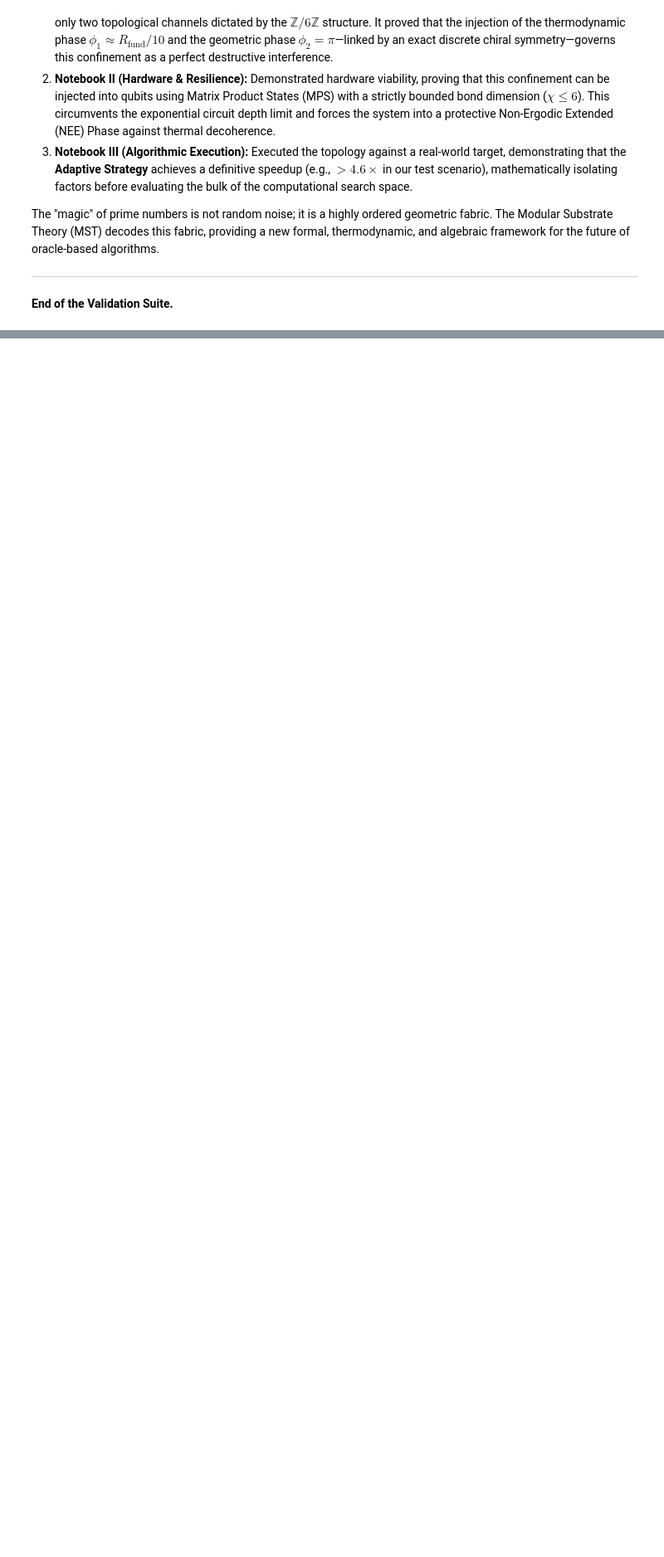
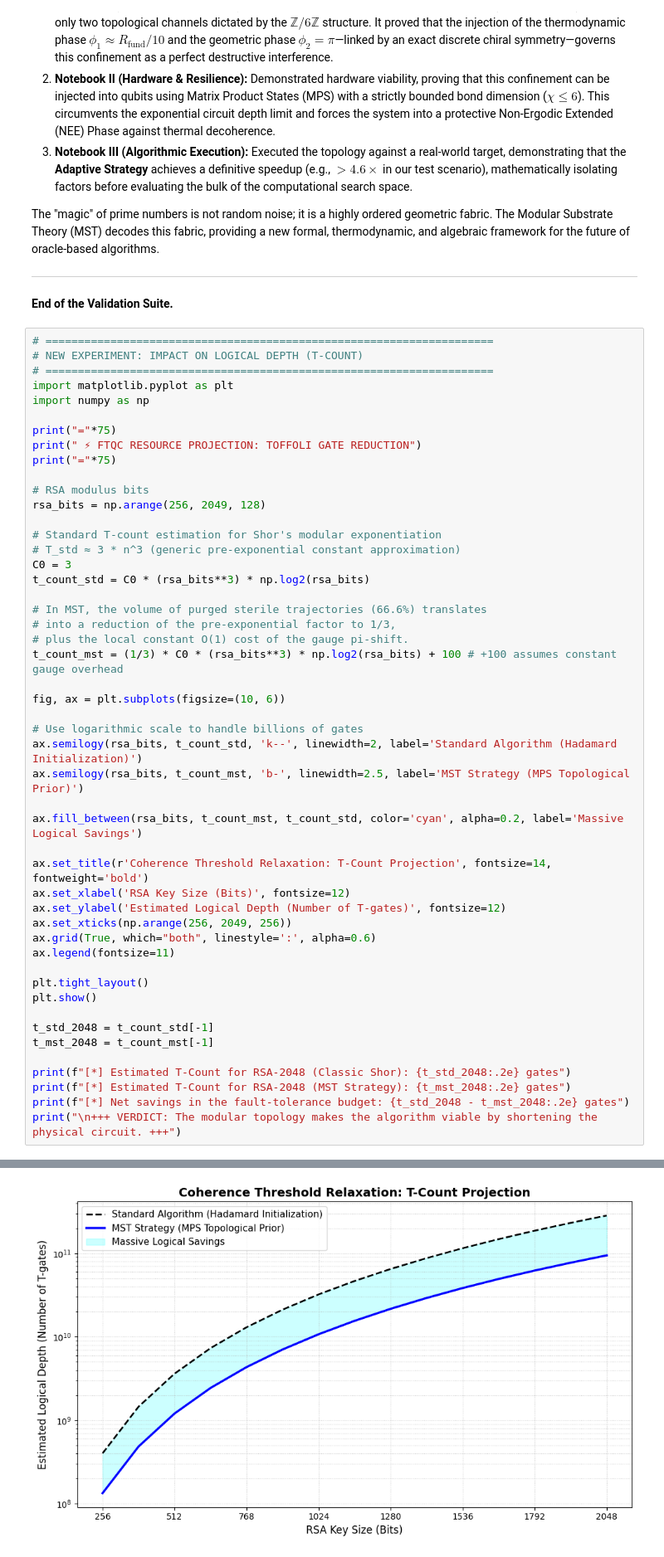
Before and after one commit to NachoPeinador/Phase-Pi-Quantum-Prior, a Jupyter notebook: Notebooks/Hybrid_Cryptanalysis_and_Optimal_Adaptive_Strategy.ipynb, the cells around one changed output, grey strips where cells are left out. Shown at 83% size. Drawn from its saved outputs; the diff is of its cells as text; blank space fills up the shorter version.

```diff
--- a/Notebooks/Hybrid_Cryptanalysis_and_Optimal_Adaptive_Strategy.ipynb
+++ b/Notebooks/Hybrid_Cryptanalysis_and_Optimal_Adaptive_Strategy.ipynb
@@ -213,3 +213,53 @@ The "magic" of prime numbers is not random noise; it is a highly ordered geometr
 
 ---
 **End of the Validation Suite.**
+# %%
+# =====================================================================
+# NEW EXPERIMENT: IMPACT ON LOGICAL DEPTH (T-COUNT)
+# =====================================================================
+import matplotlib.pyplot as plt
+import numpy as np
+
+print("="*75)
+print(" ⚡ FTQC RESOURCE PROJECTION: TOFFOLI GATE REDUCTION")
+print("="*75)
+
+# RSA modulus bits
+rsa_bits = np.arange(256, 2049, 128)
+
+# Standard T-count estimation for Shor's modular exponentiation
+# T_std ≈ 3 * n^3 (generic pre-exponential constant approximation)
+C0 = 3
+t_count_std = C0 * (rsa_bits**3) * np.log2(rsa_bits)
+
+# In MST, the volume of purged sterile trajectories (66.6%) translates
+# into a reduction of the pre-exponential factor to 1/3,
+# plus the local constant O(1) cost of the gauge pi-shift.
+t_count_mst = (1/3) * C0 * (rsa_bits**3) * np.log2(rsa_bits) + 100 # +100 assumes constant gauge overhead
+
+fig, ax = plt.subplots(figsize=(10, 6))
+
+# Use logarithmic scale to handle billions of gates
+ax.semilogy(rsa_bits, t_count_std, 'k--', linewidth=2, label='Standard Algorithm (Hadamard Initialization)')
+ax.semilogy(rsa_bits, t_count_mst, 'b-', linewidth=2.5, label='MST Strategy (MPS Topological Prior)')
+
+ax.fill_between(rsa_bits, t_count_mst, t_count_std, color='cyan', alpha=0.2, label='Massive Logical Savings')
+
+ax.set_title(r'Coherence Threshold Relaxation: T-Count Projection', fontsize=14, fontweight='bold')
+ax.set_xlabel('RSA Key Size (Bits)', fontsize=12)
+ax.set_ylabel('Estimated Logical Depth (Number of T-gates)', fontsize=12)
+ax.set_xticks(np.arange(256, 2049, 256))
+ax.grid(True, which="both", linestyle=':', alpha=0.6)
+ax.legend(fontsize=11)
+
+plt.tight_layout()
+plt.show()
+
+t_std_2048 = t_count_std[-1]
+t_mst_2048 = t_count_mst[-1]
+
+print(f"[*] Estimated T-Count for RSA-2048 (Classic Shor): {t_std_2048:.2e} gates")
+print(f"[*] Estimated T-Count for RSA-2048 (MST Strategy): {t_mst_2048:.2e} gates")
+print(f"[*] Net savings in the fault-tolerance budget: {t_std_2048 - t_mst_2048:.2e} gates")
+print("\n+++ VERDICT: The modular topology makes the algorithm viable by shortening the physical circuit. +++")
+# %% [output]
@@ -215,0 +269 @@ The "magic" of prime numbers is not random noise; it is a highly ordered geometr
+[figure, added]
```
Also changed, not shown: parts of 2 cells of this notebook, 1 other file.
